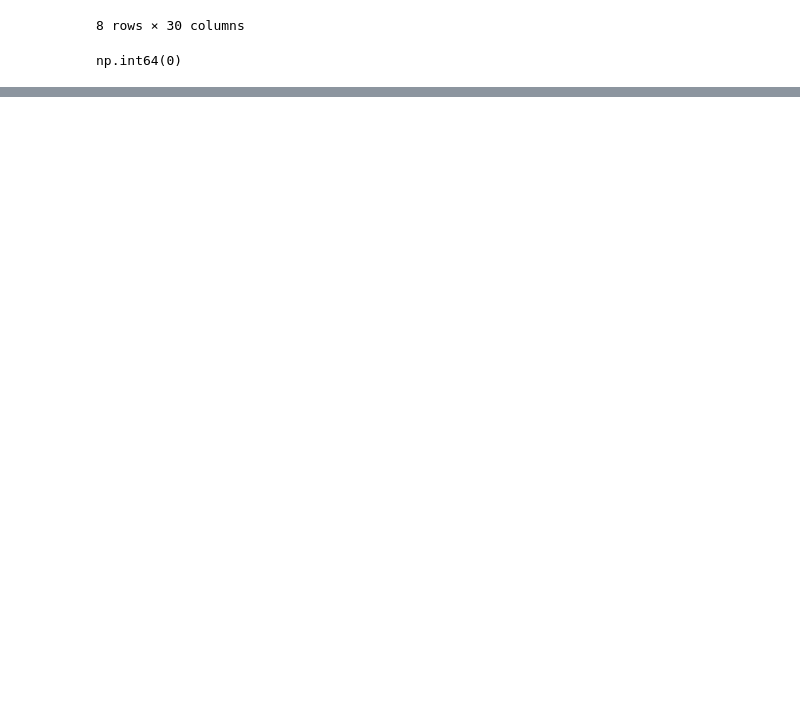
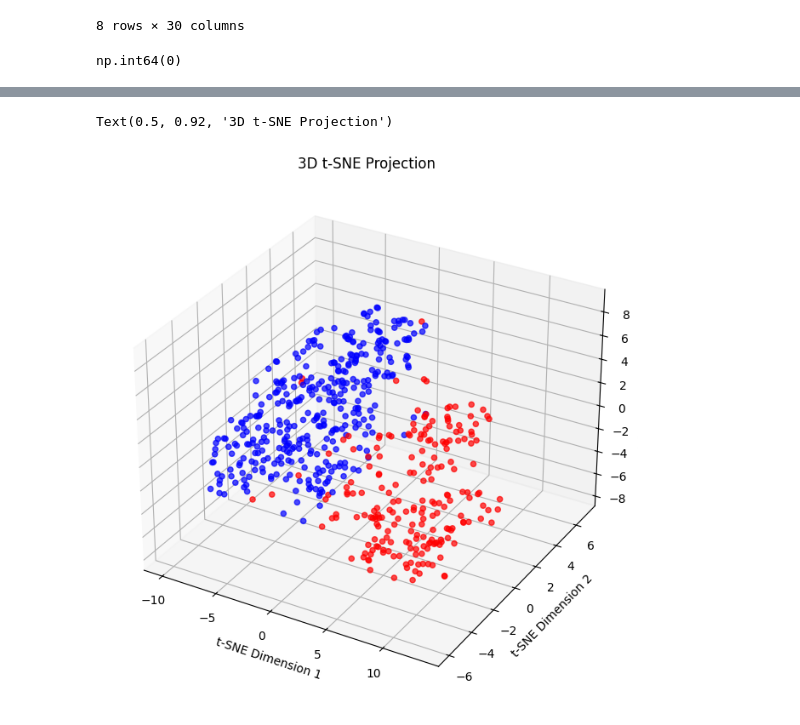
Before and after one commit to m6keller/syde-572-final-project, a Jupyter notebook: eda.ipynb, the cells around one changed output, grey strips where cells are left out. Saved outputs shown, nothing was run; the diff lists cells and outputs as text; code cells hidden in the pictures; blank space fills up the shorter version.

```diff
--- a/eda.ipynb
+++ b/eda.ipynb
@@ -50,0 +218,44 @@ np.int64(0)
+# %%
+from sklearn.manifold import TSNE
+
+
+def fit_tsne(tsne_kwargs, x_data):
+    tsne = TSNE(**tsne_kwargs, random_state=RANDOM_STATEs)
+    tsne_results = tsne.fit_transform(x_data)
+    return tsne_results
+
+def plot_componets_3d(tsne_results, y=None):
+    fig = plt.figure(figsize=(10, 8))
+    ax = fig.add_subplot(111, projection='3d')
+
+    scatter = ax.scatter(tsne_results[:, 0],
+                         tsne_results[:, 1],
+                         tsne_results[:, 2],
+                         c=["red" if label == "M" else "blue" for label in y["Diagnosis"]] if y is not None else None,
+                         cmap='viridis', # A common colormap
+                         alpha=0.7)
+    ax.set_xlabel("t-SNE Dimension 1")
+    ax.set_ylabel("t-SNE Dimension 2")
+    ax.set_zlabel("t-SNE Dimension 3")
+    ax.set_title("3D t-SNE Projection")
+
+tsne_results = fit_tsne({"n_components": 3, "random_state": RANDOM_STATE}, x_scaled)
+
+plot_componets_3d(tsne_results, y)
+
+# fig = plt.figure(figsize=(10, 8))
+# ax = fig.add_subplot(111, projection='3d')
+
+# scatter = ax.scatter(tsne_results[:, 0],
+#                      tsne_results[:, 1],
+#                      tsne_results[:, 2],
+#                      c=["red" if label == "M" else "blue" for label in y["Diagnosis"]] if y is not None else None,
+#                      cmap='viridis', # A common colormap
+#                      alpha=0.7)
+# ax.set_xlabel("t-SNE Dimension 1")
+# ax.set_ylabel("t-SNE Dimension 2")
+# ax.set_zlabel("t-SNE Dimension 3")
+# ax.set_title("3D t-SNE Projection from scaled data")
+# %% [output]
+Text(0.5, 0.92, '3D t-SNE Projection')
+[figure, added]
```
Also changed, not shown: parts of 11 cells of this notebook.
